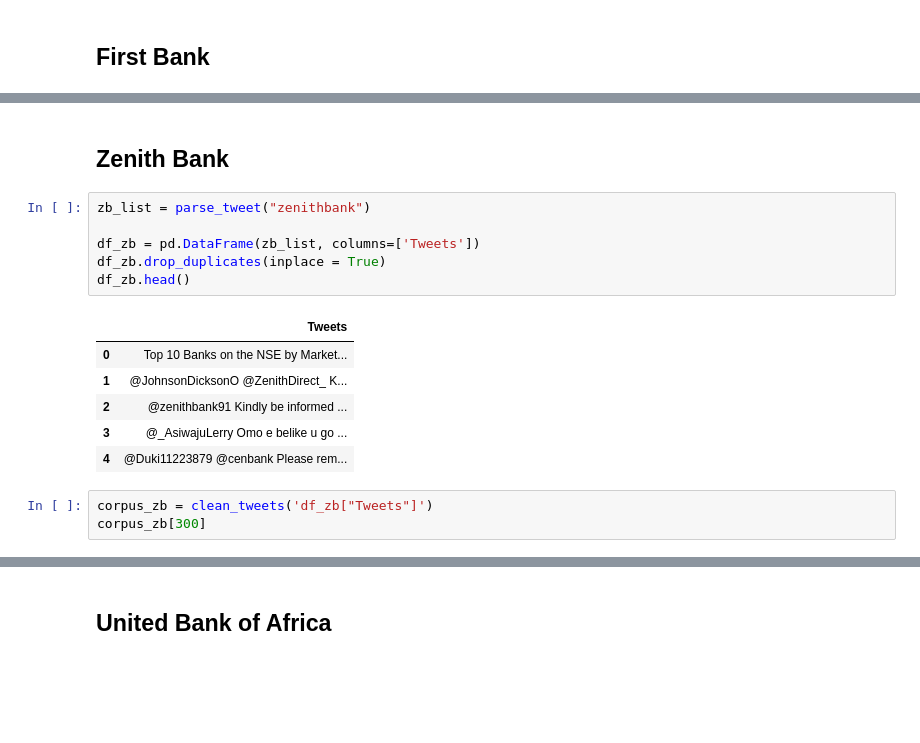
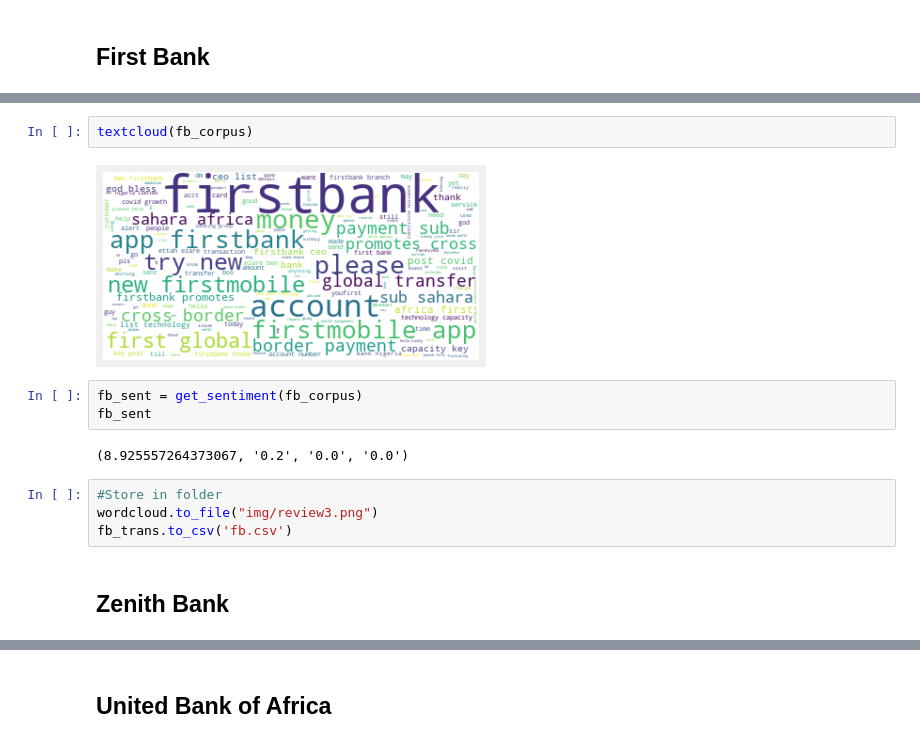
Before and after one commit to toyinolape/Sentiment_analysis, a Jupyter notebook: Bank_Sent_Analysis.ipynb, the cells around one changed output, grey strips where cells are left out. Cells and saved outputs as stored; diff of their text form; blank space fills up the shorter version.

```diff
--- a/Bank_Sent_Analysis.ipynb
+++ b/Bank_Sent_Analysis.ipynb
@@ -353,18 +349,15 @@ corpus_fb[300]
+# %%
+textcloud(fb_corpus)
+# %% [output]
+[figure, added]
+# %%
+fb_sent = get_sentiment(fb_corpus)
+fb_sent
+# %% [output]
+(8.925557264373067, '0.2', '0.0', '0.0')
+# %%
+#Store in folder
+wordcloud.to_file("img/review3.png")
+fb_trans.to_csv('fb.csv')
 # %% [markdown]
 ## Zenith Bank
-# %%
-zb_list = parse_tweet("zenithbank")
-
-df_zb = pd.DataFrame(zb_list, columns=['Tweets'])
-df_zb.drop_duplicates(inplace = True)
-df_zb.head()
-# %% [output]
-|  | Tweets |
-| 0 | Top 10 Banks on the NSE by Market... |
-| 1 | @JohnsonDicksonO @ZenithDirect_ K... |
-| 2 | @zenithbank91 Kindly be informed ... |
-| 3 | @_AsiwajuLerry Omo e belike u go ... |
-| 4 | @Duki11223879 @cenbank Please rem... |
-# %%
-corpus_zb = clean_tweets('df_zb["Tweets"]')
-corpus_zb[300]
```
Also changed, not shown: parts of 75 cells of this notebook, 12 other files.
